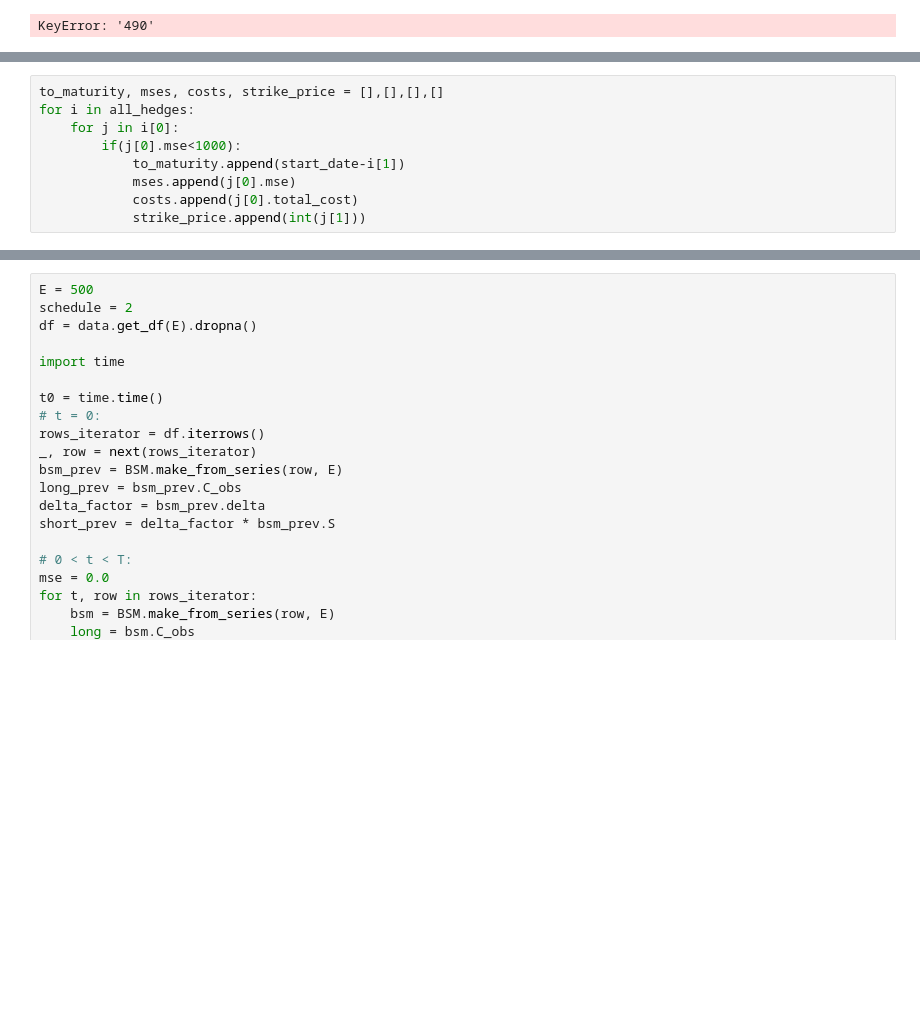
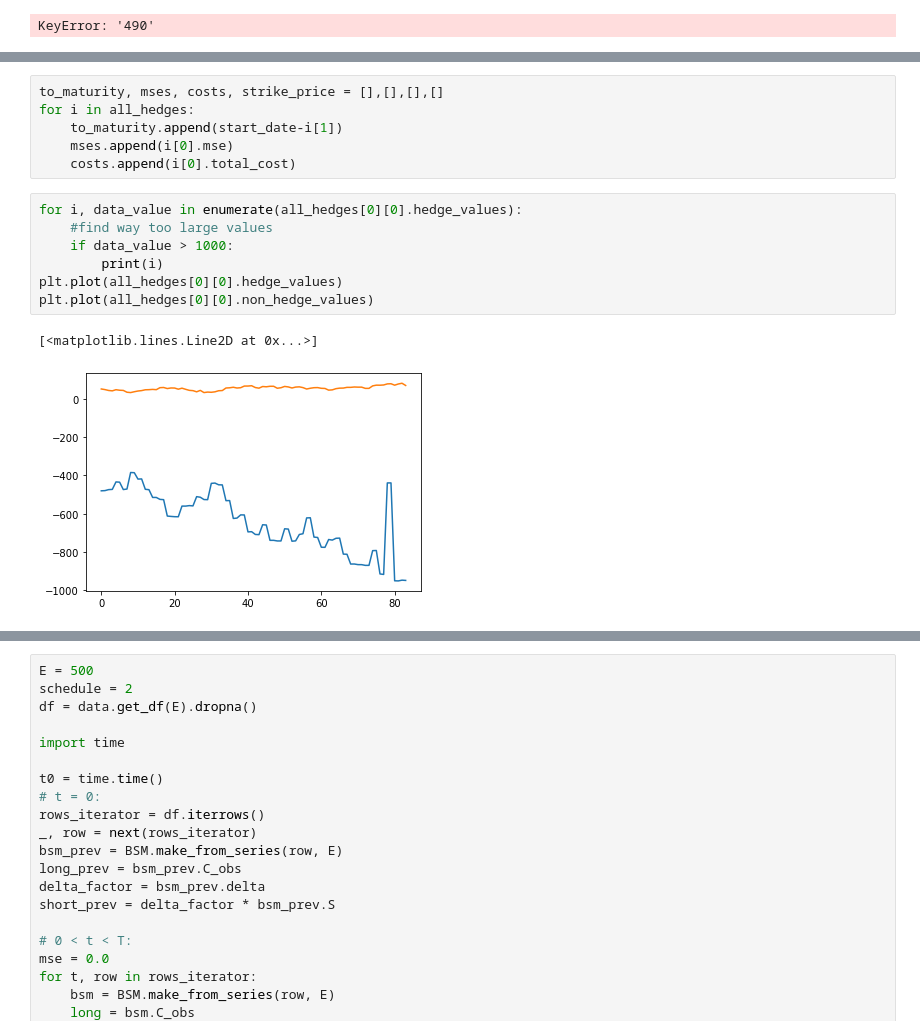
Before and after one commit to tatutimonen/hedging, a Jupyter notebook: myyra_miro.ipynb, the cells around one changed output, grey strips where cells are left out. Cells and saved outputs as stored; diff of their text form; blank space fills up the shorter version.

```diff
--- a/myyra_miro.ipynb
+++ b/myyra_miro.ipynb
@@ -354,9 +370,16 @@ Index(['560', '540', '520', '500', '480', '460', '440', '420', '400', '380',
 # %%
 to_maturity, mses, costs, strike_price = [],[],[],[]
 for i in all_hedges:
-    for j in i[0]:
-        if(j[0].mse<1000):
-            to_maturity.append(start_date-i[1])
-            mses.append(j[0].mse)
-            costs.append(j[0].total_cost)
-            strike_price.append(int(j[1]))
+    to_maturity.append(start_date-i[1])
+    mses.append(i[0].mse)
+    costs.append(i[0].total_cost)
+# %%
+for i, data_value in enumerate(all_hedges[0][0].hedge_values):
+    #find way too large values
+    if data_value > 1000:
+        print(i)
+plt.plot(all_hedges[0][0].hedge_values)
+plt.plot(all_hedges[0][0].non_hedge_values)
+# %% [output]
+[<matplotlib.lines.Line2D at 0x...>]
+[figure, added]
```
Also changed, not shown: parts of 5 cells of this notebook.
